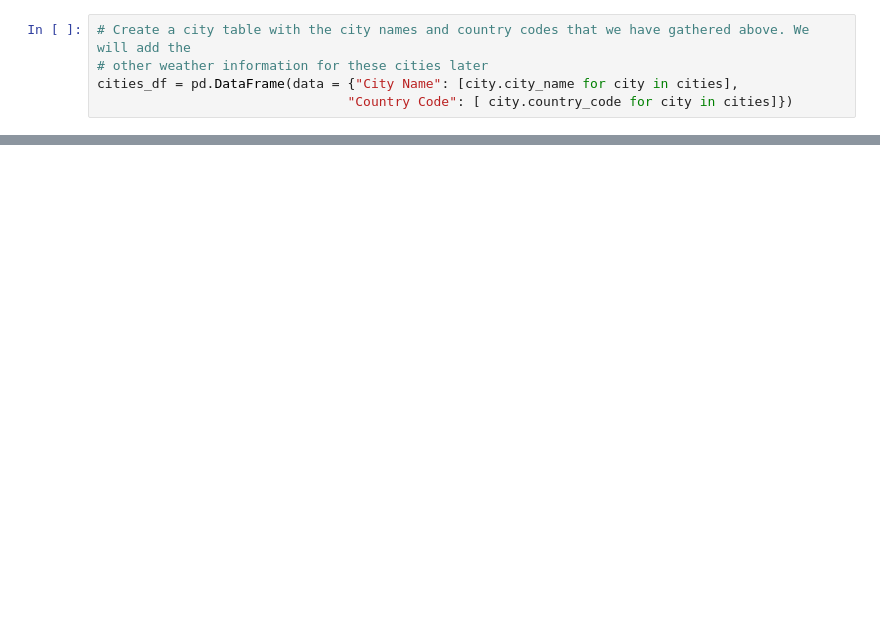
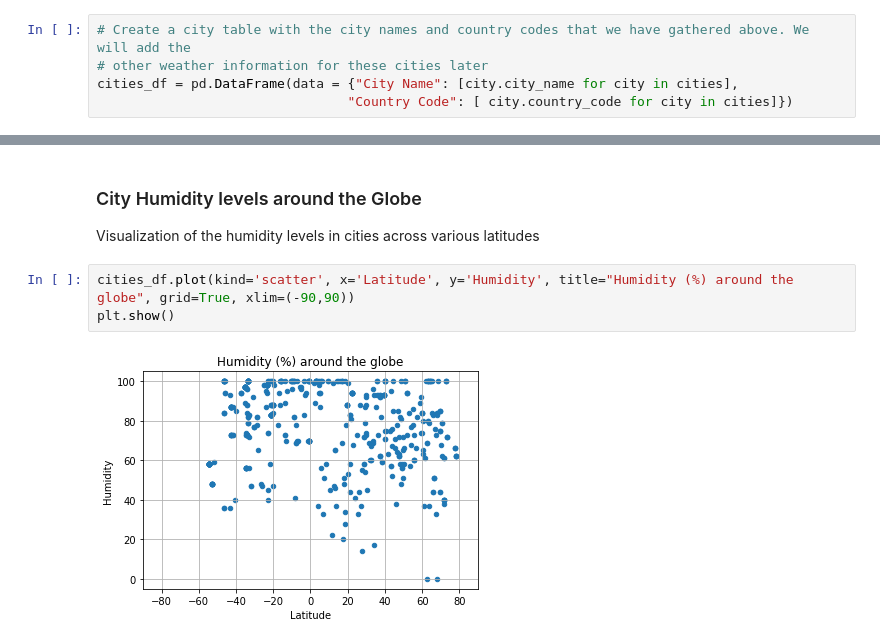
Before and after one commit to rupalimayekar/UTA-Python-Challenge, a Jupyter notebook: WeatherPy/WeatherPy.ipynb, the cells around one changed output, grey strips where cells are left out. Saved outputs shown, nothing was run; the diff lists cells and outputs as text; blank space fills up the shorter version.

```diff
--- a/WeatherPy/WeatherPy.ipynb
+++ b/WeatherPy/WeatherPy.ipynb
@@ -155,0 +216,8 @@ dtype: int64
+# %% [markdown]
+### City Humidity levels around the Globe
+Visualization of the humidity levels in cities across various latitudes
+# %%
+cities_df.plot(kind='scatter', x='Latitude', y='Humidity', title="Humidity (%) around the globe", grid=True, xlim=(-90,90))
+plt.show()
+# %% [output]
+[figure, added]
```
Also changed, not shown: parts of 22 cells of this notebook.
